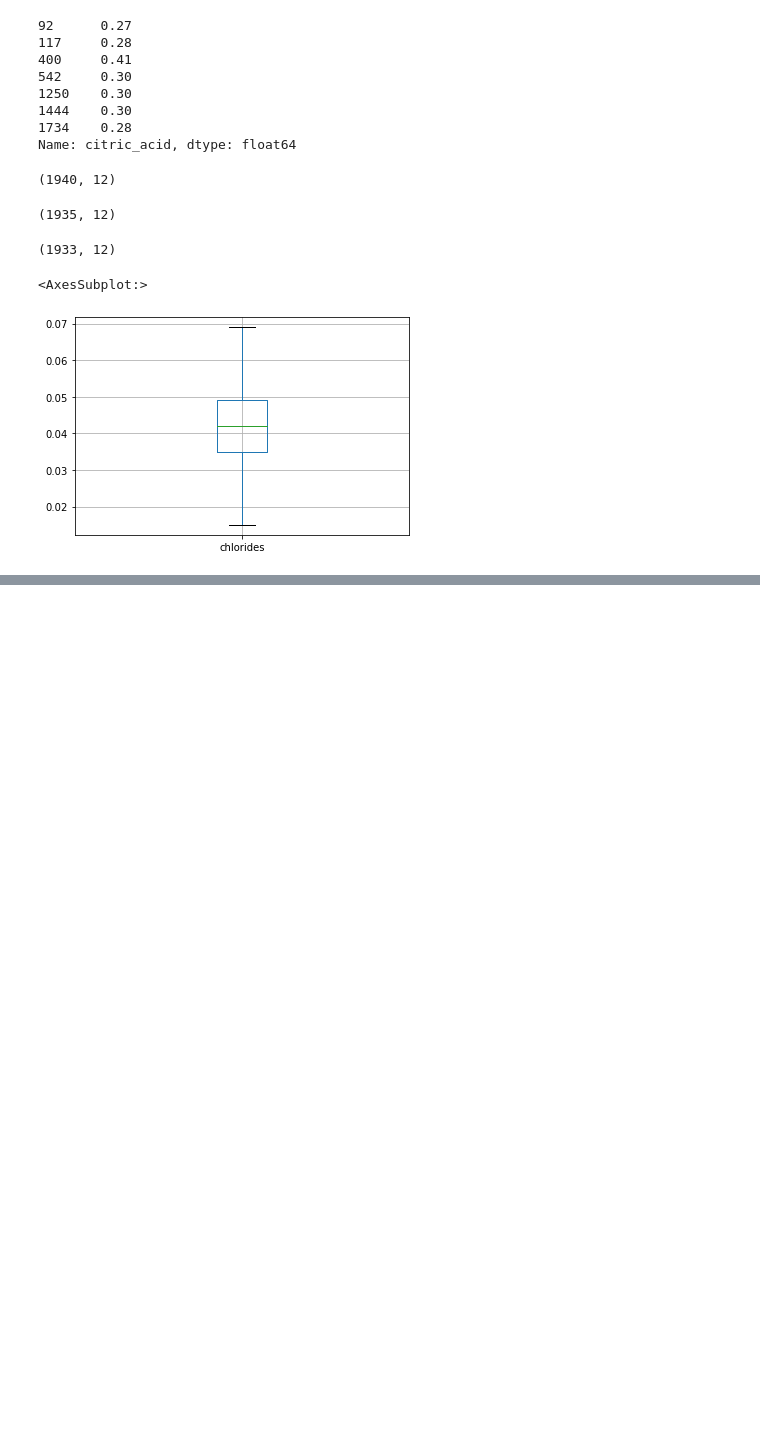
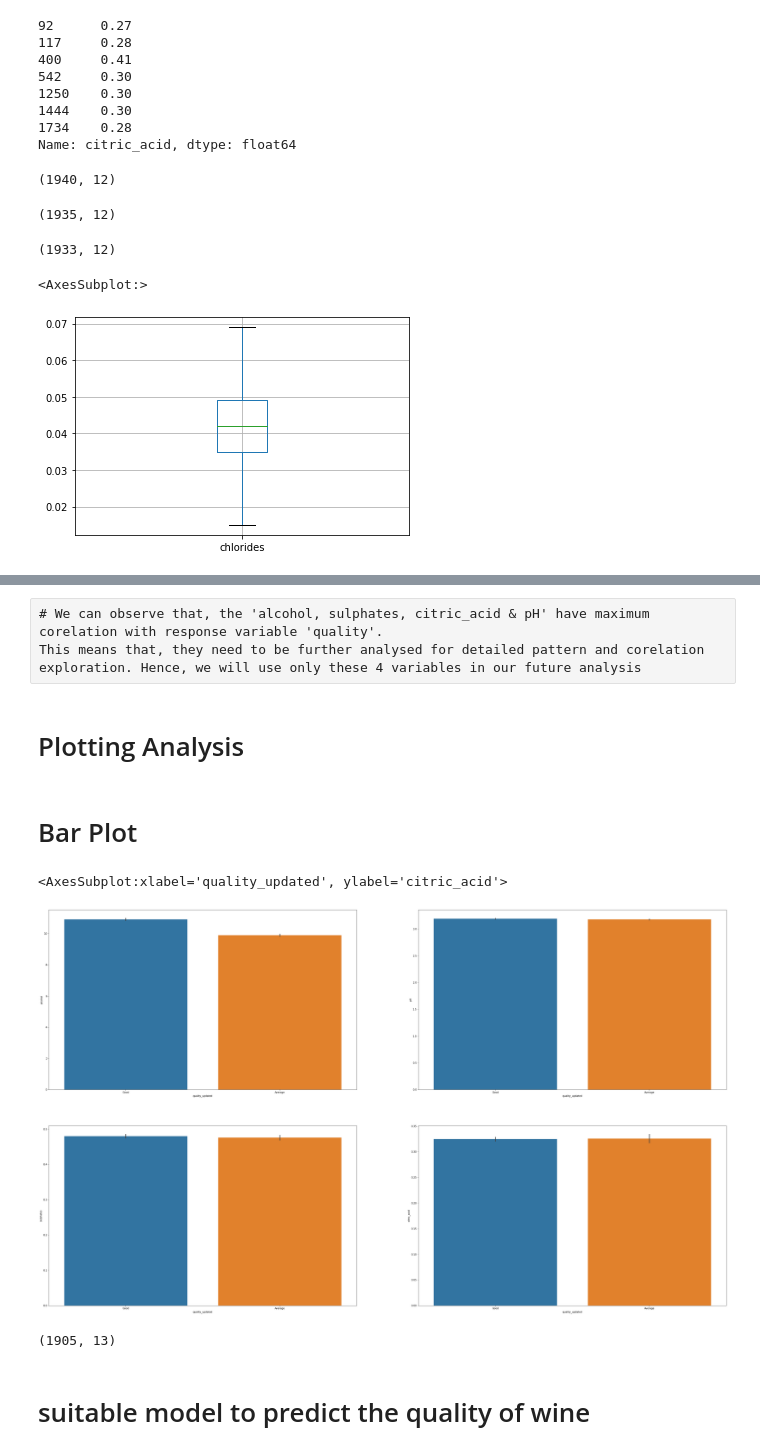
Before and after one commit to mchayan/DS_Practice, a Jupyter notebook: EDA_Practice/Assignment/Assignment_2.ipynb, the cells around one changed output, grey strips where cells are left out. Saved outputs shown, nothing was run; the diff lists cells and outputs as text; code cells hidden in the pictures; blank space fills up the shorter version.

```diff
--- a/EDA_Practice/Assignment/Assignment_2.ipynb
+++ b/EDA_Practice/Assignment/Assignment_2.ipynb
@@ -686,0 +854,23 @@ new_data.boxplot('alcohol')
+# %% [raw]
+# We can observe that, the 'alcohol, sulphates, citric_acid & pH' have maximum corelation with response variable 'quality'.
+This means that, they need to be further analysed for detailed pattern and corelation exploration. Hence, we will use only these 4 variables in our future analysis
+# %% [markdown]
+# Plotting Analysis
+# %% [markdown]
+# Bar Plot
+# %%
+ # Now I have tried to  first review the 'Quality' relation with other variables
+fig, axarr = plt.subplots(2, 2,figsize=(50, 30))
+sns.barplot(x='quality_updated', y = 'alcohol', data = new_data, ax=axarr[0][0])
+sns.barplot(x='quality_updated', y = 'pH', data = new_data, ax=axarr[0][1])
+sns.barplot(x='quality_updated', y = 'sulphates', data = new_data, ax=axarr[1][0])
+sns.barplot(x='quality_updated', y = 'citric_acid' ,data = new_data, ax=axarr[1][1])
+# %% [output]
+<AxesSubplot:xlabel='quality_updated', ylabel='citric_acid'>
+[figure, added]
+# %%
+new_data.shape
+# %% [output]
+(1905, 13)
+# %% [markdown]
+# suitable model to predict the quality of wine
```
Also changed, not shown: parts of 100 cells of this notebook.
